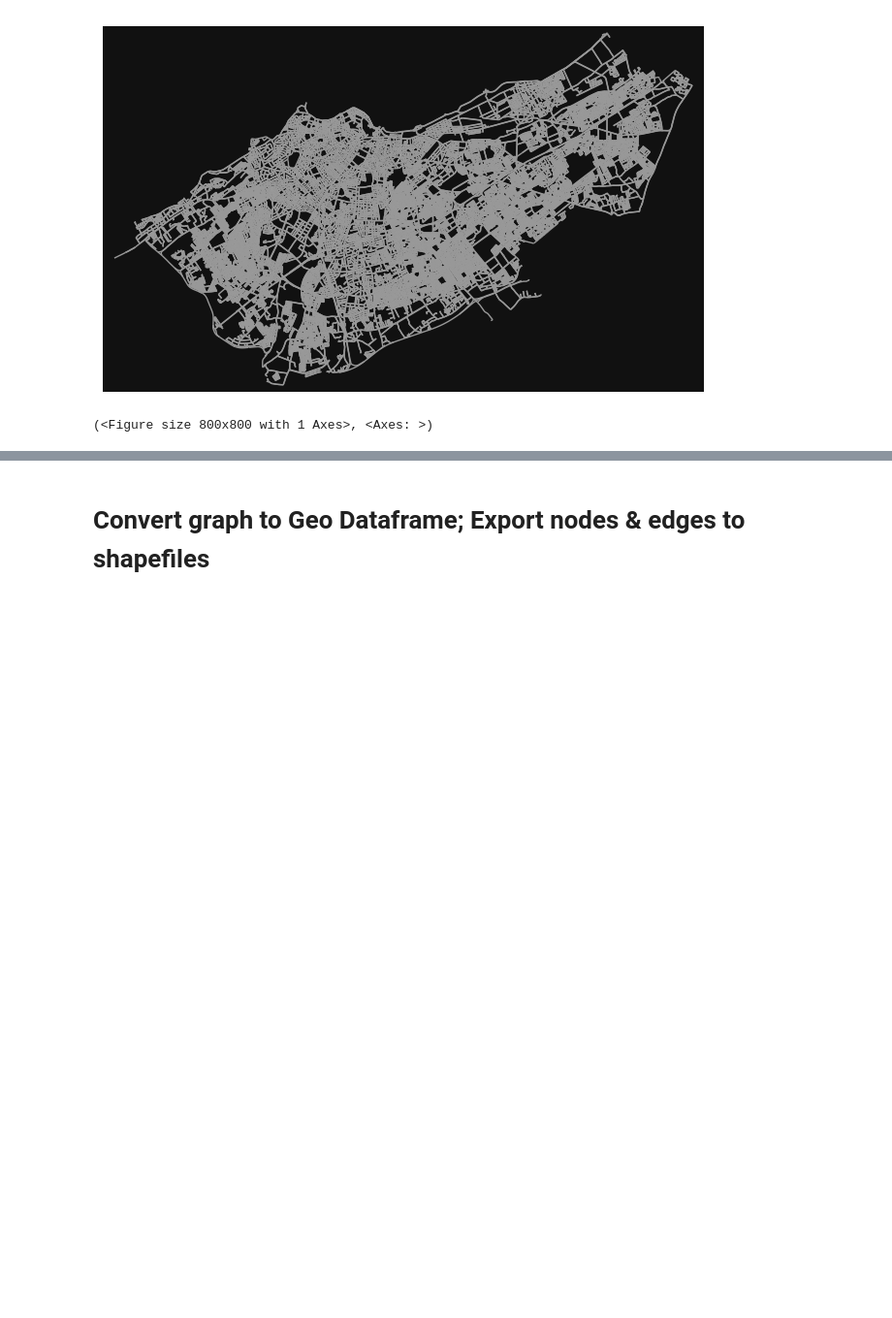
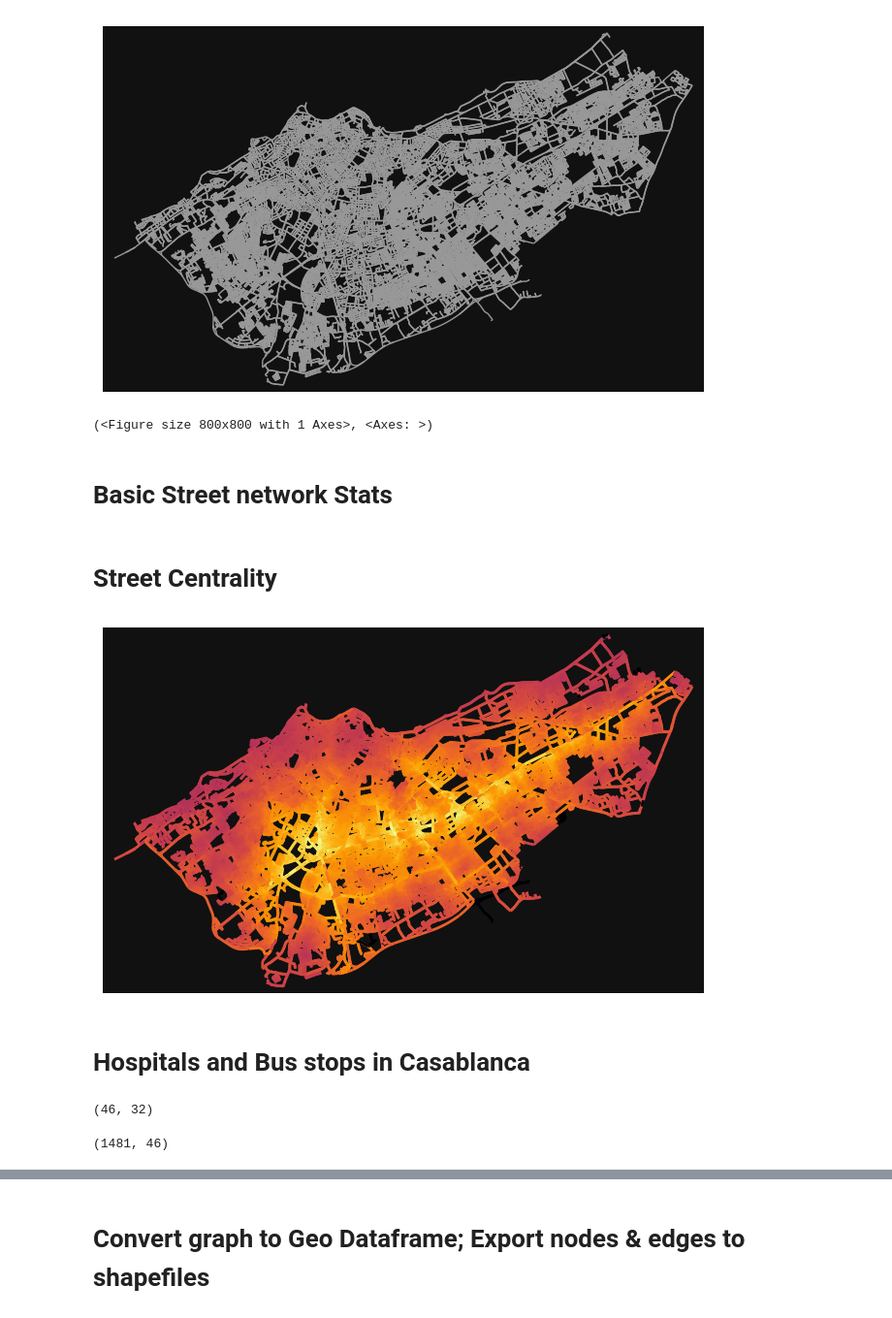
Before and after one commit to afkk25/capstone_repo, a Jupyter notebook: notebooks/01_data_collection.ipynb, the cells around one changed output, grey strips where cells are left out. Shown at 97% size. Saved outputs shown, nothing was run; the diff lists cells and outputs as text; code cells hidden in the pictures; blank space fills up the shorter version.

Commit message:
More Visualization

```diff
--- a/notebooks/01_data_collection.ipynb
+++ b/notebooks/01_data_collection.ipynb
@@ -49,3 +29,5 @@ ox.plot_graph(G, node_size=0)
 Downloading street network for Casablanca, Morocco...
 [figure]
 (<Figure size 800x800 with 1 Axes>, <Axes: >)
+# %% [markdown]
+# Basic Street network Stats
@@ -51,0 +43,2 @@ Downloading street network for Casablanca, Morocco...
+# %% [markdown]
+# Street Centrality
@@ -51,0 +49,22 @@ Downloading street network for Casablanca, Morocco...
+# %%
+# color edges in original graph with closeness centralities from line graph
+ec = ox.plot.get_edge_colors_by_attr(G, "edge_centrality", cmap="inferno")
+fig, ax = ox.plot.plot_graph(G, edge_color=ec, edge_linewidth=2, node_size=0)
+# %% [output]
+[figure, added]
+# %% [markdown]
+# Hospitals and Bus stops in Casablanca
+# %%
+# get all hospitals in the area
+tags = {"amenity":"hospital"}
+hospital_gdf = ox.features.features_from_place(place_name, tags)
+hospital_gdf.shape
+# %% [output]
+(46, 32)
+# %%
+# get all bus stops
+tags = {"highway": "bus_stop"}
+bus_stop_gdf = ox.features.features_from_place(place_name, tags)
+bus_stop_gdf.shape
+# %% [output]
+(1481, 46)
```
Also changed, not shown: parts of 7 cells of this notebook, 2 other files.
